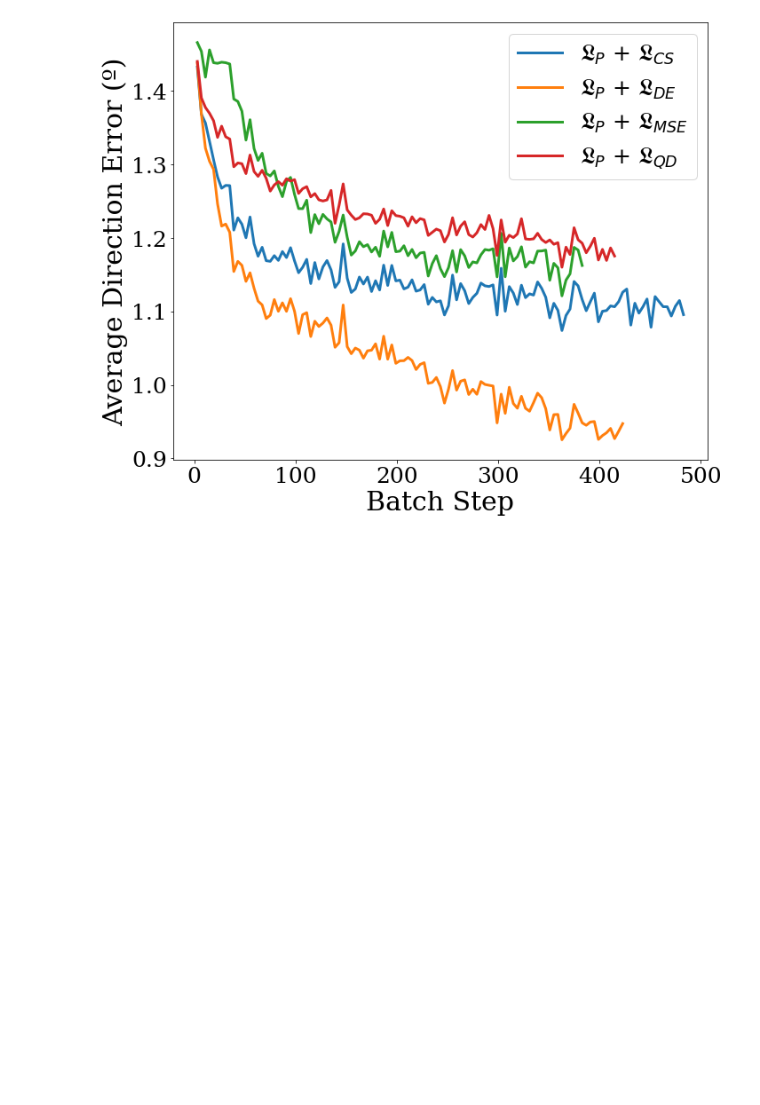
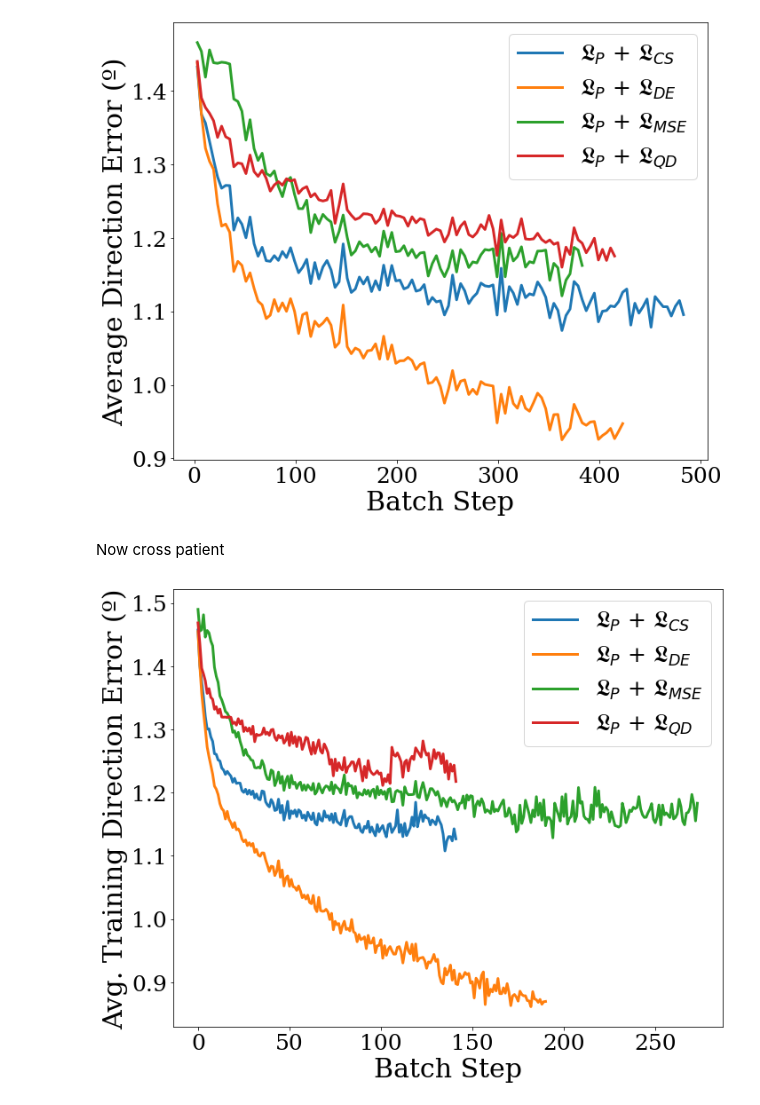
Before and after one commit to BCJuan/BronchoTrack, a Jupyter notebook: experiments/images_paper/paper_plots.ipynb, the cells around one changed output. Drawn from its saved outputs; the diff is of its cells as text; code cells hidden in the pictures; blank space fills up the shorter version.

Commit message:
plot loss with std

```diff
--- a/experiments/images_paper/paper_plots.ipynb
+++ b/experiments/images_paper/paper_plots.ipynb
@@ -268,3 +270,37 @@ plt.tight_layout()
 plt.savefig("loss_plot.pdf", format='pdf', bbox_inches='tight')
 # %% [output]
 [figure]
+# %% [markdown]
+Now cross patient
+# %%
+def build_common_error(root="./lossplots/", patients=["P18", "P21", "P20", "P30", "P25"], losses=["COS", "MSE", "QUAT", "DE"]):
+    subfiles = {i: [os.path.join(root, file) for file in os.listdir(root) if i in file] for i in losses}
+    whole = pd.DataFrame()
+
+    for key in subfiles:
+        values = pd.DataFrame()
+        for file in subfiles[key]:
+            df = pd.read_csv(file)
+            values = pd.concat([values, df["Value"].rename(file.split("_")[-2])], axis=1)
+        whole = pd.concat([whole, values.mean(axis=1).rename(key)], axis=1)
+        whole = pd.concat([whole, values.std(axis=1).rename(key + "_std")], axis=1)
+    for key in losses:
+        whole[key + "_std"].fillna(whole[key + "_std"].max(), inplace=True)
+
+    return whole
+# %%
+whole = build_common_error()
+plt.figure(figsize=(10,8))
+plt.plot(whole.index, whole["COS"], label='$\mathfrak{L}_{P}$ + $\mathfrak{L}_{CS}$', lw=3)
+plt.plot(whole.index, whole["DE"], label='$\mathfrak{L}_{P}$ + $\mathfrak{L}_{DE}$ ', lw=3)
+plt.plot(whole.index, whole["MSE"], label='$\mathfrak{L}_{P}$ + $\mathfrak{L}_{MSE}$', lw=3)
+plt.plot(whole.index, whole["QUAT"], label='$\mathfrak{L}_{P}$ + $\mathfrak{L}_{QD}$', lw=3)
+plt.legend(fontsize=25)
+plt.ylabel("Avg. Training Direction Error (º)", fontsize=30)
+plt.xlabel("Batch Step", fontsize=30)
+plt.yticks(fontsize=25)
+plt.xticks(fontsize=25)
+plt.tight_layout()
+plt.savefig("loss_plot.pdf", format='pdf', bbox_inches='tight')
+# %% [output]
+[figure, added]
```
Also changed, not shown: parts of 3 cells of this notebook.
